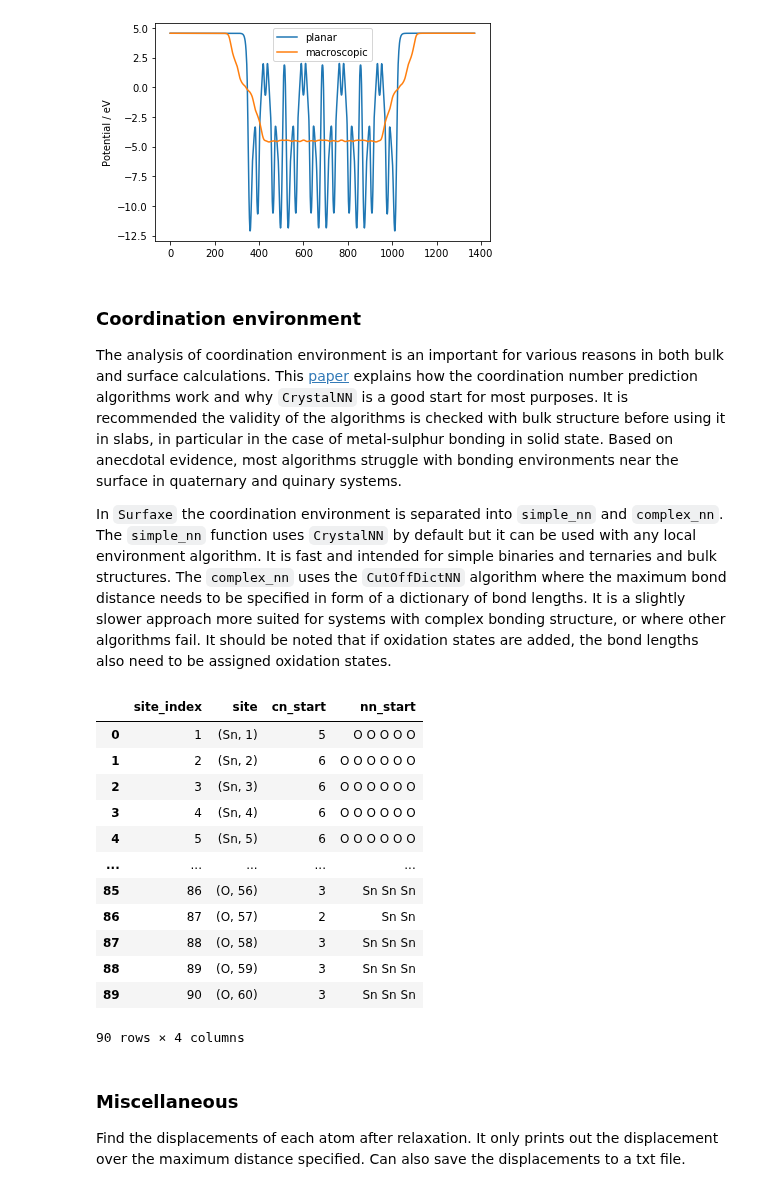
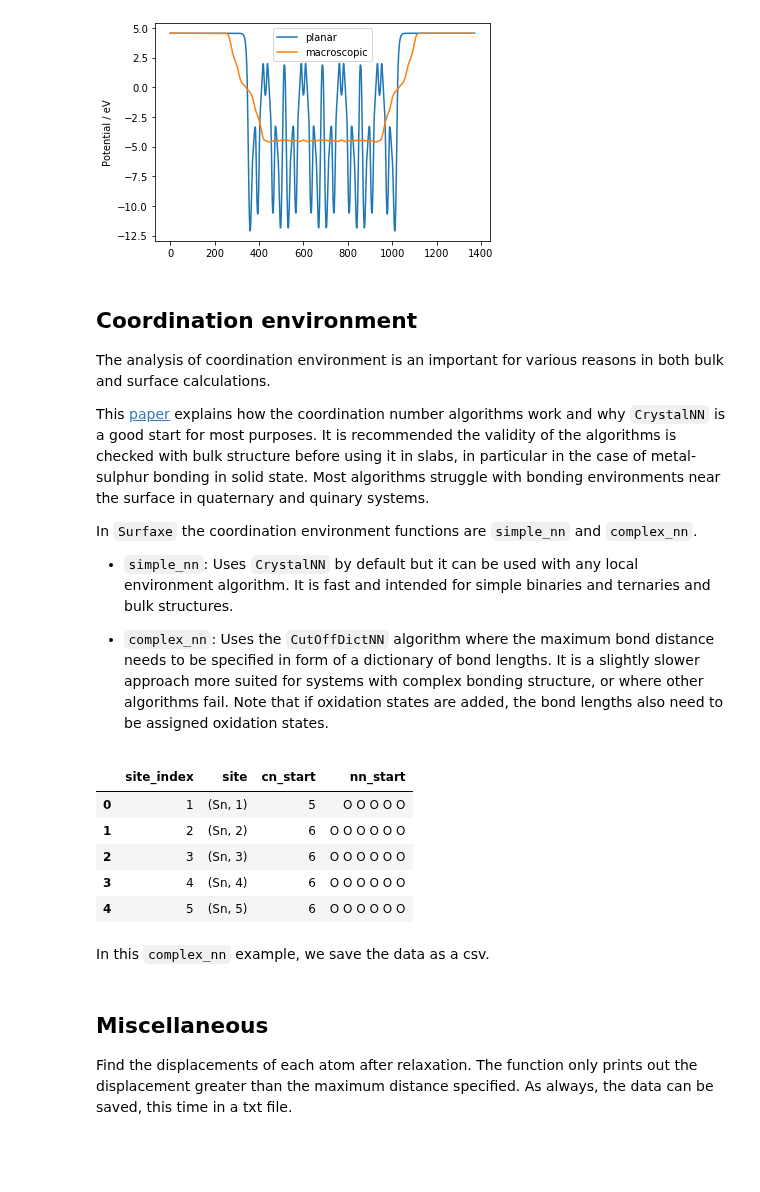
Before and after one commit to SMTG-Bham/surfaxe, a Jupyter notebook: tutorials/analysis/analysis_tutorial.ipynb, the cells around one changed output. Drawn from its saved outputs; the diff is of its cells as text; code cells hidden in the pictures; blank space fills up the shorter version.

Commit message:
Minor edits to analysis tutorial

```diff
--- a/tutorials/analysis/analysis_example.ipynb
+++ b/tutorials/analysis/analysis_tutorial.ipynb
@@ -31,27 +57,30 @@ electrostatic_potential(lattice_vector=11.5,
 # %% [output]
 [figure]
 # %% [markdown]
-### Coordination environment
+## Coordination environment
 The analysis of coordination environment is an important for various reasons in both bulk and surface calculations.
-This [paper](https://chemrxiv.org/articles/Benchmarking_Coordination_Number_Prediction_Algorithms_on_Inorganic_Crystal_Structures/12508229?file=23211761) explains how the coordination number prediction algorithms work and why `CrystalNN` is a good start for most purposes. It is recommended the validity of the algorithms is checked with bulk structure before using it in slabs, in particular in the case of metal-sulphur bonding in solid state. Based on anecdotal evidence, most algorithms struggle with bonding environments near the surface in quaternary and quinary systems.
 
-In `Surfaxe` the coordination environment is separated into `simple_nn` and `complex_nn`. The `simple_nn` function uses `CrystalNN` by default but it can be used with any local environment algorithm. It is fast and intended for simple binaries and ternaries and bulk structures. The `complex_nn` uses the `CutOffDictNN` algorithm where the maximum bond distance needs to be specified in form of a dictionary of bond lengths. It is a slightly slower approach more suited for systems with complex bonding structure, or where other algorithms fail. It should be noted that if oxidation states are added, the bond lengths also need to be assigned oxidation states.
+This [paper](https://chemrxiv.org/articles/Benchmarking_Coordination_Number_Prediction_Algorithms_on_Inorganic_Crystal_Structures/12508229?file=23211761) explains how the coordination number algorithms work and why `CrystalNN` is a good start for most purposes. It is recommended the validity of the algorithms is checked with bulk structure before using it in slabs, in particular in the case of metal-sulphur bonding in solid state. Most algorithms struggle with bonding environments near the surface in quaternary and quinary systems.
+
+In `Surfaxe` the coordination environment functions are `simple_nn` and `complex_nn`.
+
+- `simple_nn`: Uses `CrystalNN` by default but it can be used with any local environment algorithm. It is fast and intended for simple binaries and ternaries and bulk structures.
+
+- `complex_nn`: Uses the `CutOffDictNN` algorithm where the maximum bond distance needs to be specified in form of a dictionary of bond lengths. It is a slightly slower approach more suited for systems with complex bonding structure, or where other algorithms fail. Note that if oxidation states are added, the bond lengths also need to be assigned oxidation states.
 # %%
-simple_nn(start=str(path_to_analysis_data.joinpath('CONTCAR_SnO2')),
+# simple example on the binary SnO2
+df = simple_nn(start=str(path_to_analysis_data.joinpath('CONTCAR_SnO2')),
           elements=['Sn', 'O'],
           save_csv=False)
+
+df.head()
 # %% [output]
 |  | site_index | site | cn_start | nn_start |
 | 0 | 1 | (Sn, 1) | 5 | O O O O O |
 | 1 | 2 | (Sn, 2) | 6 | O O O O O O |
 | 2 | 3 | (Sn, 3) | 6 | O O O O O O |
 | 3 | 4 | (Sn, 4) | 6 | O O O O O O |
 | 4 | 5 | (Sn, 5) | 6 | O O O O O O |
-| ... | ... | ... | ... | ... |
-| 85 | 86 | (O, 56) | 3 | Sn Sn Sn |
-| 86 | 87 | (O, 57) | 2 | Sn Sn |
-| 87 | 88 | (O, 58) | 3 | Sn Sn Sn |
-| 88 | 89 | (O, 59) | 3 | Sn Sn Sn |
-| 89 | 90 | (O, 60) | 3 | Sn Sn Sn |
-90 rows × 4 columns
+# %% [markdown]
+In this `complex_nn` example, we save the data as a csv.
 # %%
@@ -64,6 +94,6 @@ complex_nn(start=str(path_to_analysis_data.joinpath('POSCAR_LTA_010')),
                           ('Ti','S'): 2.91,},
            csv_fname='LTA_nn.csv')
 # %% [markdown]
-### Miscellaneous
-Find the displacements of each atom after relaxation. It only prints out the displacement over the maximum distance specified. Can also save the displacements to a txt file.
+## Miscellaneous
+Find the displacements of each atom after relaxation. The function only prints out the displacement greater than the maximum distance specified. As always, the data can be saved, this time in a txt file.
 # %%
```
Also changed, not shown: parts of 9 cells of this notebook.
